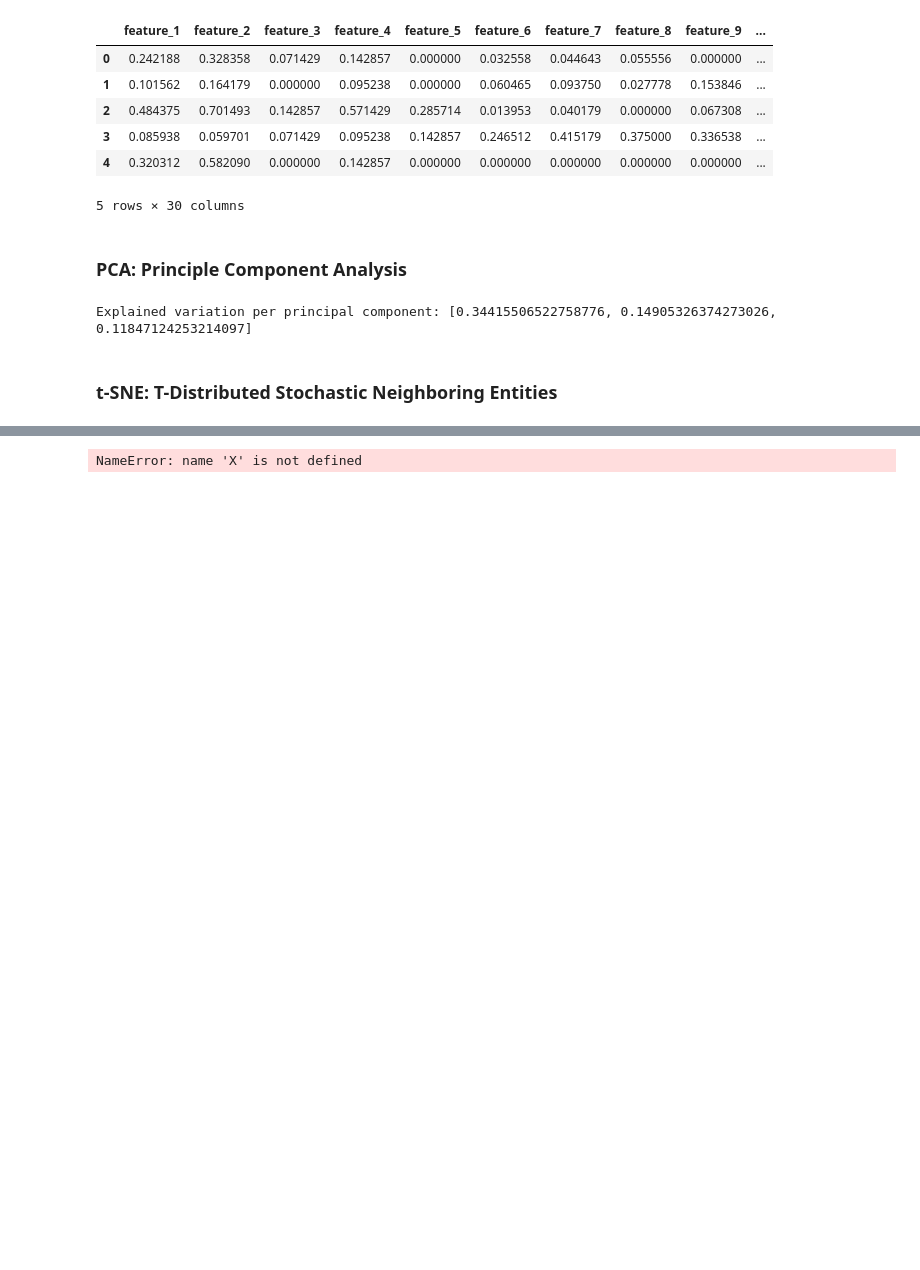
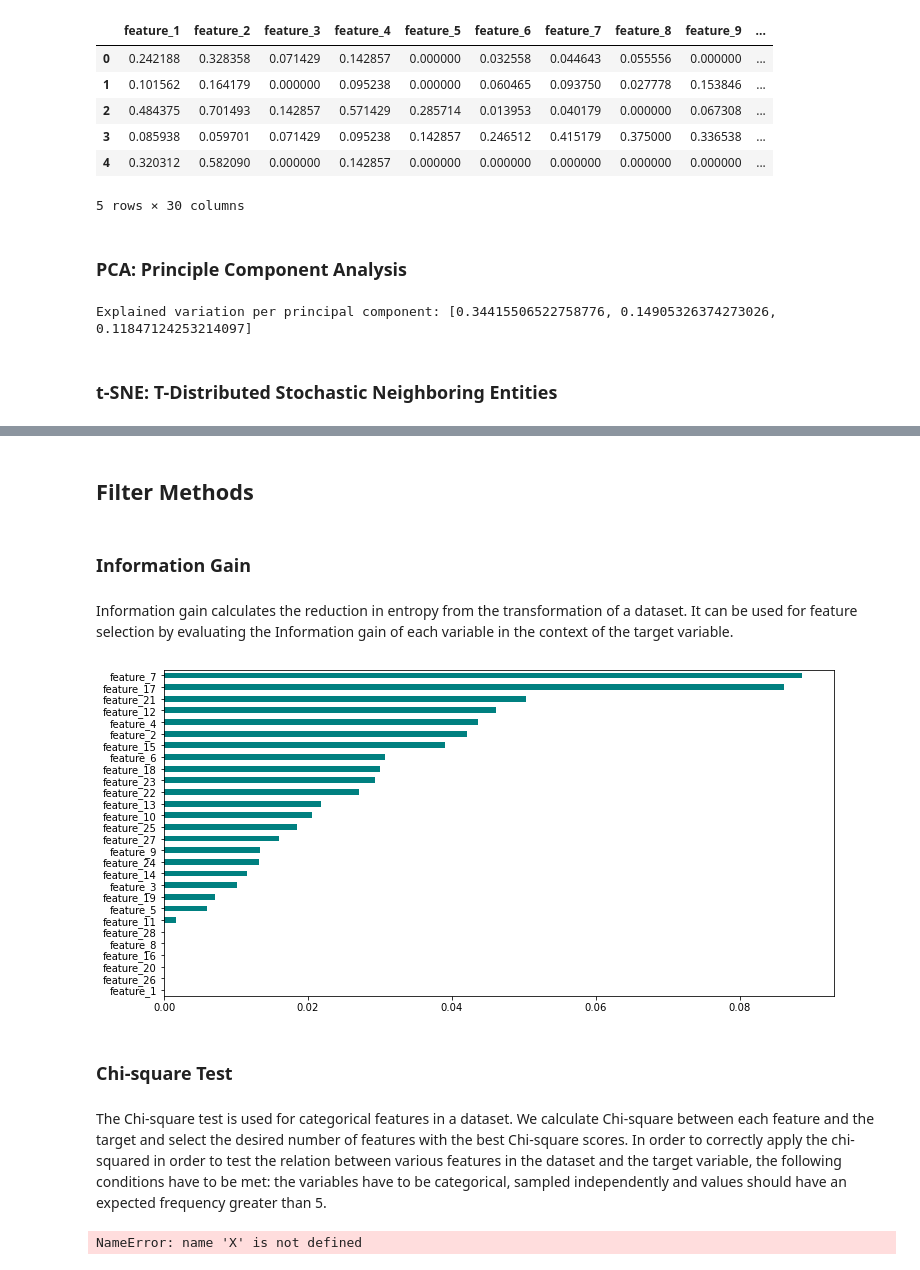
Before and after one commit to IbtihajT/Pre-employment_tests, a Jupyter notebook: PML_RMC_Peshawar/main.ipynb, the cells around one changed output, grey strips where cells are left out. Drawn from its saved outputs; the diff is of its cells as text; code cells hidden in the pictures; blank space fills up the shorter version.

```diff
--- a/PML_RMC_Peshawar/main.ipynb
+++ b/PML_RMC_Peshawar/main.ipynb
@@ -235,3 +242,26 @@ plt.show()
+# %% [markdown]
+## Filter Methods
+# %% [markdown]
+### Information Gain
+# %% [markdown]
+Information gain calculates the reduction in entropy from the transformation of a dataset. It can be used for feature selection by evaluating the Information gain of each variable in the context of the target variable.
+# %%
+information_gain = mutual_info_classif(
+    X=features.values,
+    y=target.values,
+    discrete_features=False,
+    n_neighbors=3,
+)
+information_gain_fi = pd.Series(information_gain, features.columns)
+information_gain_fi.sort_values(inplace=True)
+information_gain_fi.plot(kind='barh', color='teal')
+plt.show()
+# %% [output]
+[figure, added]
+# %% [markdown]
+### Chi-square Test
+# %% [markdown]
+The Chi-square test is used for categorical features in a dataset. We calculate Chi-square between each feature and the target and select the desired number of features with the best Chi-square scores. In order to correctly apply the chi-squared in order to test the relation between various features in the dataset and the target variable, the following conditions have to be met: the variables have to be categorical, sampled independently and values should have an expected frequency greater than 5.
 # %%
 # Split the data in train_set and test_set
 X_train, X_test, y_train, y_test = train_test_split(
```
Also changed, not shown: parts of 10 cells of this notebook.
